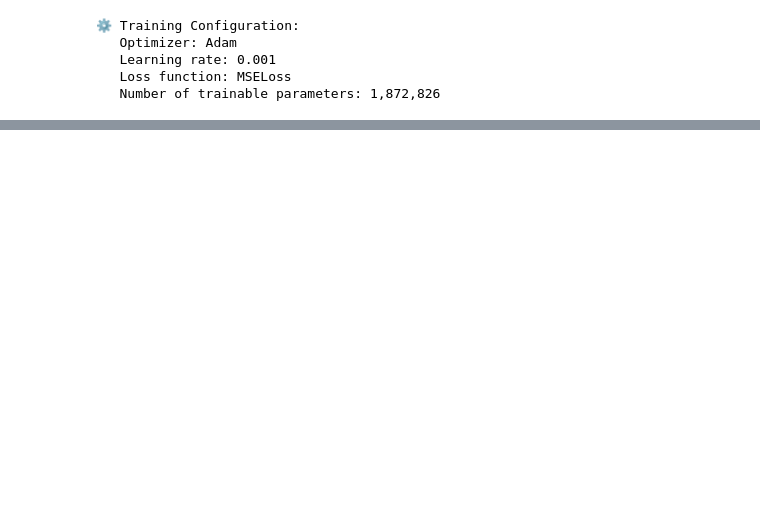
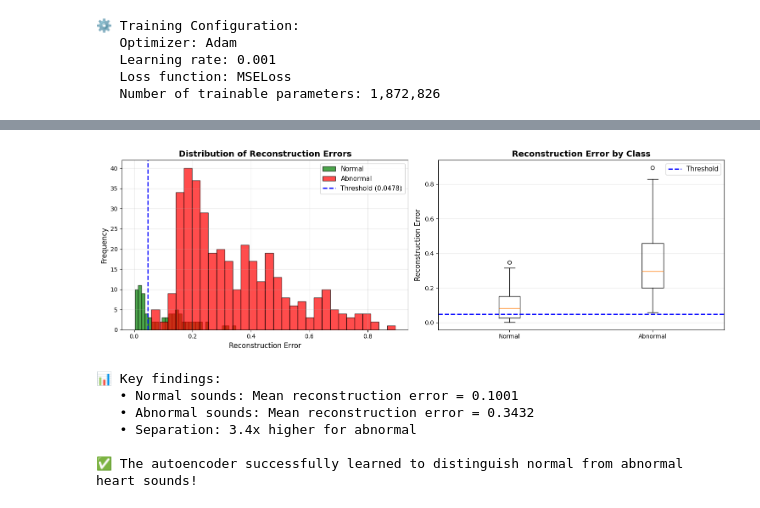
Before and after one commit to CLDiego/uom_fse_dl_workshop, a Jupyter notebook: solutions/SE03_SL_Training_neural_networks.ipynb, the cells around one changed output, grey strips where cells are left out. Saved outputs shown, nothing was run; the diff lists cells and outputs as text; code cells hidden in the pictures; blank space fills up the shorter version.

```diff
--- a/solutions/SE03_SL_Training_neural_networks.ipynb
+++ b/solutions/SE03_SL_Training_neural_networks.ipynb
@@ -1322,0 +1562,42 @@ Actual Normal      0       2
+# %%
+# Visualize reconstruction error distribution
+fig, axes = plt.subplots(1, 2, figsize=(15, 5))
+
+# Separate errors by class
+test_normal_errors = test_errors[y_test_tensor == 0].numpy()
+test_abnormal_errors = test_errors[y_test_tensor == 1].numpy()
+
+# Histogram of errors
+axes[0].hist(test_normal_errors, bins=30, alpha=0.7, label='Normal', color='green', edgecolor='black')
+axes[0].hist(test_abnormal_errors, bins=30, alpha=0.7, label='Abnormal', color='red', edgecolor='black')
+axes[0].axvline(threshold, color='blue', linestyle='--', linewidth=2, label=f'Threshold ({threshold:.4f})')
+axes[0].set_xlabel('Reconstruction Error', fontsize=12)
+axes[0].set_ylabel('Frequency', fontsize=12)
+axes[0].set_title('Distribution of Reconstruction Errors', fontsize=14, fontweight='bold')
+axes[0].legend(fontsize=11)
+axes[0].grid(True, alpha=0.3)
+
+# Box plot
+axes[1].boxplot([test_normal_errors, test_abnormal_errors], tick_labels=['Normal', 'Abnormal'])
+axes[1].axhline(threshold, color='blue', linestyle='--', linewidth=2, label=f'Threshold')
+axes[1].set_ylabel('Reconstruction Error', fontsize=12)
+axes[1].set_title('Reconstruction Error by Class', fontsize=14, fontweight='bold')
+axes[1].legend(fontsize=11)
+axes[1].grid(True, alpha=0.3, axis='y')
+
+plt.tight_layout()
+plt.show()
+
+print(f"\n📊 Key findings:")
+print(f"   • Normal sounds: Mean reconstruction error = {test_normal_errors.mean():.4f}")
+print(f"   • Abnormal sounds: Mean reconstruction error = {test_abnormal_errors.mean():.4f}")
+print(f"   • Separation: {(test_abnormal_errors.mean() / test_normal_errors.mean()):.1f}x higher for abnormal")
+print(f"\n✅ The autoencoder successfully learned to distinguish normal from abnormal heart sounds!")
+# %% [output]
+[figure, added]
+📊 Key findings:
+   • Normal sounds: Mean reconstruction error = 0.1001
+   • Abnormal sounds: Mean reconstruction error = 0.3432
+   • Separation: 3.4x higher for abnormal
+
+✅ The autoencoder successfully learned to distinguish normal from abnormal heart sounds!
```
Also changed, not shown: parts of 29 cells of this notebook, 1 other file.
